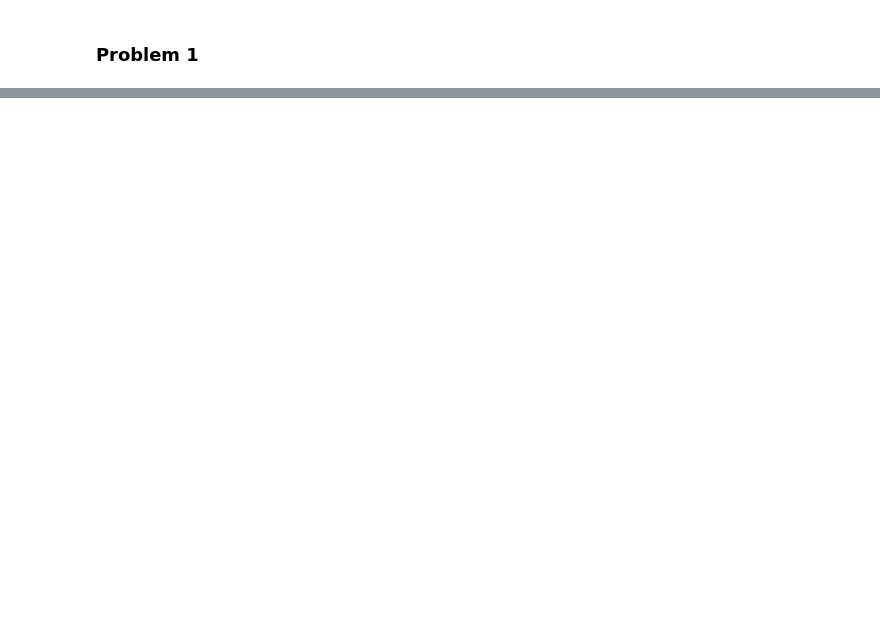
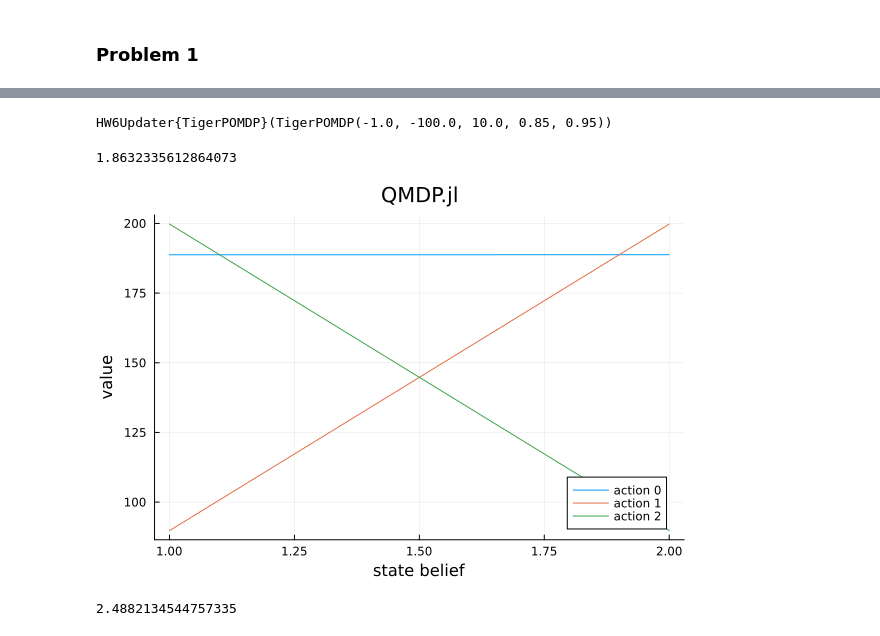
Before and after one commit to Nivlac3213/DMU-SP2025, a Jupyter notebook: homework/Homework6/Homework6_Henggeler.ipynb, the cells around one changed output, grey strips where cells are left out. Drawn from its saved outputs; the diff is of its cells as text; code cells hidden in the pictures; blank space fills up the shorter version.

```diff
--- a/homework/Homework6/Homework6_Henggeler.ipynb
+++ b/homework/Homework6/Homework6_Henggeler.ipynb
@@ -140,10 +136,28 @@ end
 # %%
 m = TigerPOMDP()
-
-qmdp_p = qmdp_solve(m)
-# Note: you can use the QMDP.jl package to verify that your QMDP alpha vectors are correct.
-sarsop_p = solve(SARSOPSolver(), m)
 up = HW6Updater(m)
-
-@show mean(simulate(RolloutSimulator(max_steps=500), m, qmdp_p, up) for _ in 1:5000)
-@show mean(simulate(RolloutSimulator(max_steps=500), m, sarsop_p, up) for _ in 1:5000)
+# up = DiscreteUpdater(m)
+# %% [output]
+HW6Updater{TigerPOMDP}(TigerPOMDP(-1.0, -100.0, 10.0, 0.85, 0.95))
+# %%
+# QMDP.jl package
+qmdp_verify = solve(QMDPSolver(),m)
+optimal_qmdp_scores = [simulate(RolloutSimulator(max_steps=500), m, qmdp_verify, up) for _ in 1:5000]
+@show std(optimal_qmdp_scores) / sqrt(length(optimal_qmdp_scores))
+# %% [output]
+1.8632335612864073
+# %%
+p1 = plot(xlabel="state belief", ylabel="value", title="QMDP.jl")
+for (i, alpha_vec) in enumerate(qmdp_verify.alphas)
+    plot!(p1, qmdp_verify.alphas[i], label="action $(qmdp_verify.action_map[i])")
+end
+p1
+# %% [output]
+[figure, added]
+# %%
+# My QMDP
+qmdp_p = qmdp_solve(m)
+my_qmdp_scores = [simulate(RolloutSimulator(max_steps=500), m, qmdp_p, up) for _ in 1:5000]
+@show std(my_qmdp_scores) / sqrt(length(my_qmdp_scores))
+# %% [output]
+2.4882134544757335
```
Also changed, not shown: parts of 20 cells of this notebook, 1 other file.
